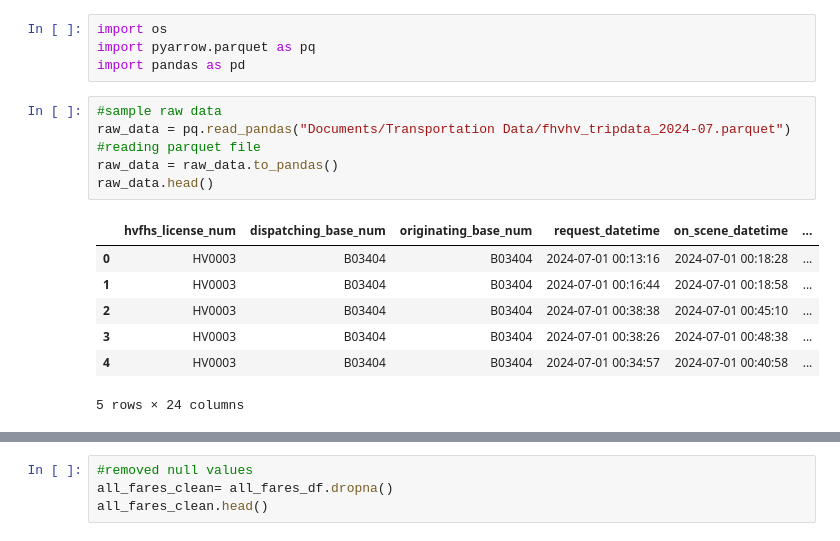
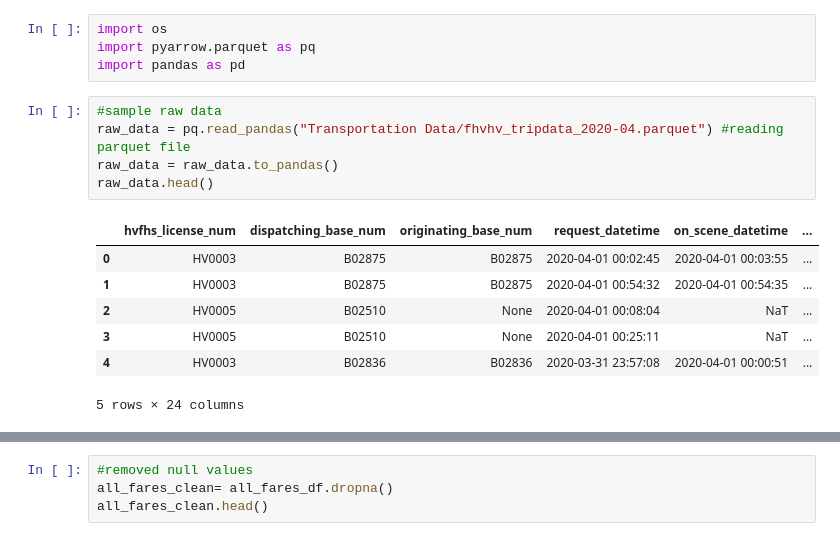
Before and after one commit to gckang/ds-nyc-ride-services-proj, a Jupyter notebook: scripts/cleaning_data.ipynb, the cells around one changed output, grey strips where cells are left out. Cells and saved outputs as stored; diff of their text form.

Commit message:
new all fares data

```diff
--- a/scripts/cleaning_data.ipynb
+++ b/scripts/cleaning_data.ipynb
@@ -4,14 +4,14 @@ import pyarrow.parquet as pq
 import pandas as pd
 # %%
 #sample raw data
-raw_data = pq.read_pandas("Documents/Transportation Data/fhvhv_tripdata_2024-07.parquet") #reading parquet file
+raw_data = pq.read_pandas("Transportation Data/fhvhv_tripdata_2020-04.parquet") #reading parquet file
 raw_data = raw_data.to_pandas()
 raw_data.head()
 # %% [output]
 |  | hvfhs_license_num | dispatching_base_num | originating_base_num | request_datetime | on_scene_datetime | ... |
-| 0 | HV0003 | B03404 | B03404 | 2024-07-01 00:13:16 | 2024-07-01 00:18:28 | ... |
-| 1 | HV0003 | B03404 | B03404 | 2024-07-01 00:16:44 | 2024-07-01 00:18:58 | ... |
-| 2 | HV0003 | B03404 | B03404 | 2024-07-01 00:38:38 | 2024-07-01 00:45:10 | ... |
-| 3 | HV0003 | B03404 | B03404 | 2024-07-01 00:38:26 | 2024-07-01 00:48:38 | ... |
-| 4 | HV0003 | B03404 | B03404 | 2024-07-01 00:34:57 | 2024-07-01 00:40:58 | ... |
+| 0 | HV0003 | B02875 | B02875 | 2020-04-01 00:02:45 | 2020-04-01 00:03:55 | ... |
+| 1 | HV0003 | B02875 | B02875 | 2020-04-01 00:54:32 | 2020-04-01 00:54:35 | ... |
+| 2 | HV0005 | B02510 | None | 2020-04-01 00:08:04 | NaT | ... |
+| 3 | HV0005 | B02510 | None | 2020-04-01 00:25:11 | NaT | ... |
+| 4 | HV0003 | B02836 | B02836 | 2020-03-31 23:57:08 | 2020-04-01 00:00:51 | ... |
 5 rows × 24 columns
```
Also changed, not shown: parts of 13 cells of this notebook, 2 other files.
